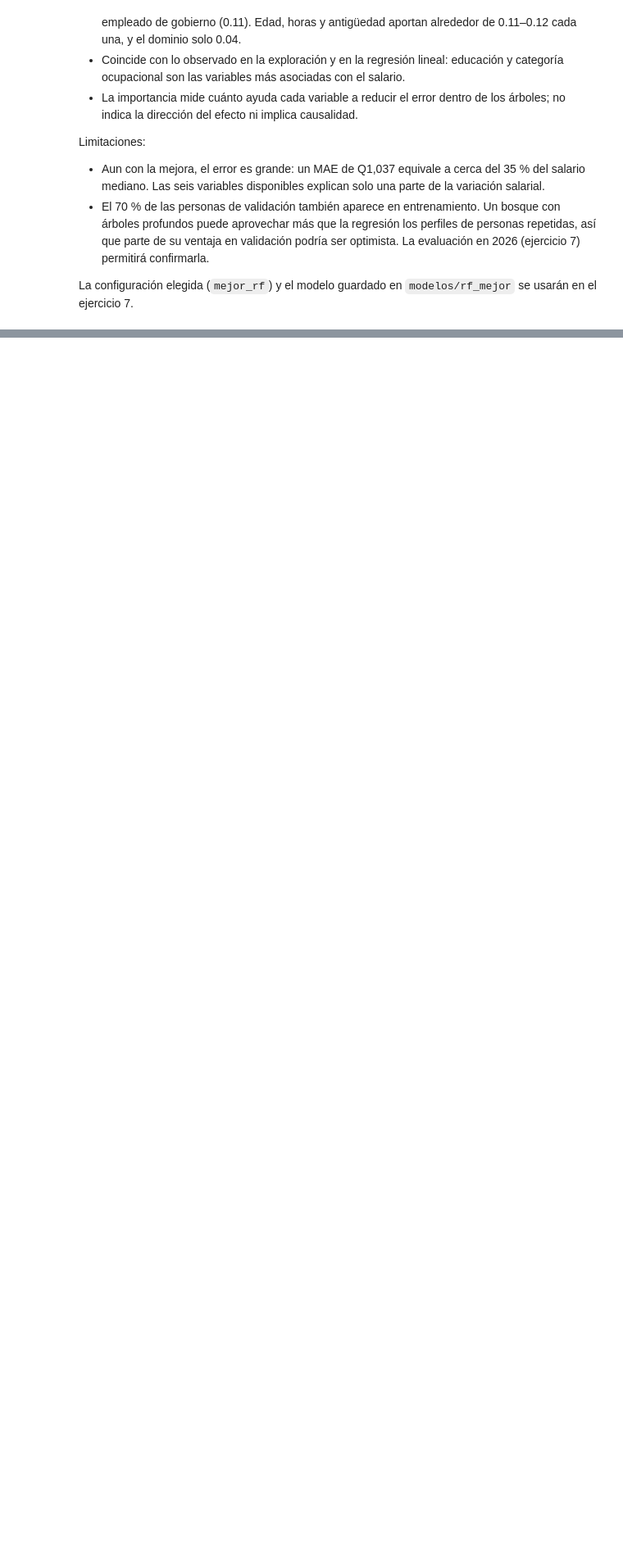
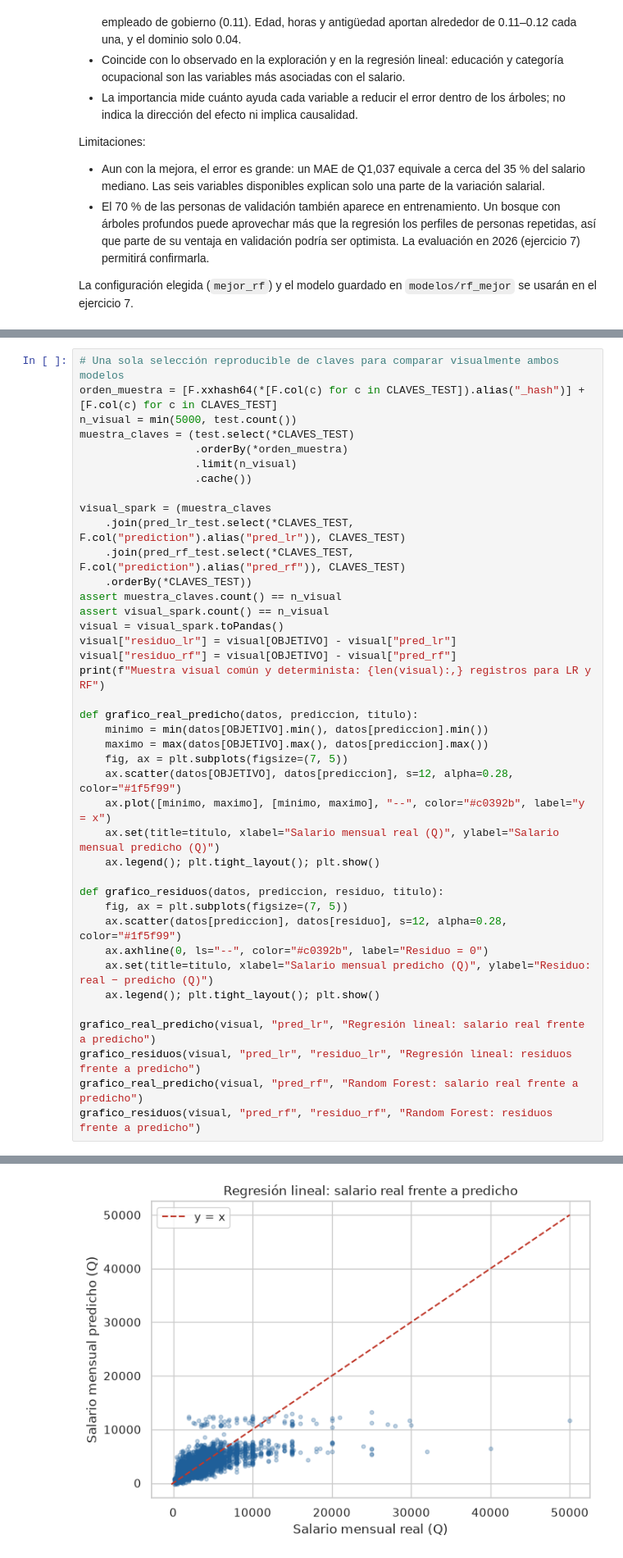
Before and after one commit to Qu3zada22/lab7-md, a Jupyter notebook: lab7_eneic.ipynb, the cells around one changed output, grey strips where cells are left out. Shown at 82% size. Saved outputs shown, nothing was run; the diff lists cells and outputs as text; blank space fills up the shorter version.

```diff
--- a/lab7_eneic.ipynb
+++ b/lab7_eneic.ipynb
@@ -1553,0 +1618,41 @@ La configuración elegida (`mejor_rf`) y el modelo guardado en `modelos/rf_mejor
+# %%
+# Una sola selección reproducible de claves para comparar visualmente ambos modelos
+orden_muestra = [F.xxhash64(*[F.col(c) for c in CLAVES_TEST]).alias("_hash")] + [F.col(c) for c in CLAVES_TEST]
+n_visual = min(5000, test.count())
+muestra_claves = (test.select(*CLAVES_TEST)
+                  .orderBy(*orden_muestra)
+                  .limit(n_visual)
+                  .cache())
+
+visual_spark = (muestra_claves
+    .join(pred_lr_test.select(*CLAVES_TEST, F.col("prediction").alias("pred_lr")), CLAVES_TEST)
+    .join(pred_rf_test.select(*CLAVES_TEST, F.col("prediction").alias("pred_rf")), CLAVES_TEST)
+    .orderBy(*CLAVES_TEST))
+assert muestra_claves.count() == n_visual
+assert visual_spark.count() == n_visual
+visual = visual_spark.toPandas()
+visual["residuo_lr"] = visual[OBJETIVO] - visual["pred_lr"]
+visual["residuo_rf"] = visual[OBJETIVO] - visual["pred_rf"]
+print(f"Muestra visual común y determinista: {len(visual):,} registros para LR y RF")
+
+def grafico_real_predicho(datos, prediccion, titulo):
+    minimo = min(datos[OBJETIVO].min(), datos[prediccion].min())
+    maximo = max(datos[OBJETIVO].max(), datos[prediccion].max())
+    fig, ax = plt.subplots(figsize=(7, 5))
+    ax.scatter(datos[OBJETIVO], datos[prediccion], s=12, alpha=0.28, color="#1f5f99")
+    ax.plot([minimo, maximo], [minimo, maximo], "--", color="#c0392b", label="y = x")
+    ax.set(title=titulo, xlabel="Salario mensual real (Q)", ylabel="Salario mensual predicho (Q)")
+    ax.legend(); plt.tight_layout(); plt.show()
+
+def grafico_residuos(datos, prediccion, residuo, titulo):
+    fig, ax = plt.subplots(figsize=(7, 5))
+    ax.scatter(datos[prediccion], datos[residuo], s=12, alpha=0.28, color="#1f5f99")
+    ax.axhline(0, ls="--", color="#c0392b", label="Residuo = 0")
+    ax.set(title=titulo, xlabel="Salario mensual predicho (Q)", ylabel="Residuo: real − predicho (Q)")
+    ax.legend(); plt.tight_layout(); plt.show()
+
+grafico_real_predicho(visual, "pred_lr", "Regresión lineal: salario real frente a predicho")
+grafico_residuos(visual, "pred_lr", "residuo_lr", "Regresión lineal: residuos frente a predicho")
+grafico_real_predicho(visual, "pred_rf", "Random Forest: salario real frente a predicho")
+grafico_residuos(visual, "pred_rf", "residuo_rf", "Random Forest: residuos frente a predicho")
+# %% [output]
@@ -1553,0 +1660 @@ La configuración elegida (`mejor_rf`) y el modelo guardado en `modelos/rf_mejor
+[figure, added]
```
Also changed, not shown: parts of 28 cells of this notebook, 2 other files.
